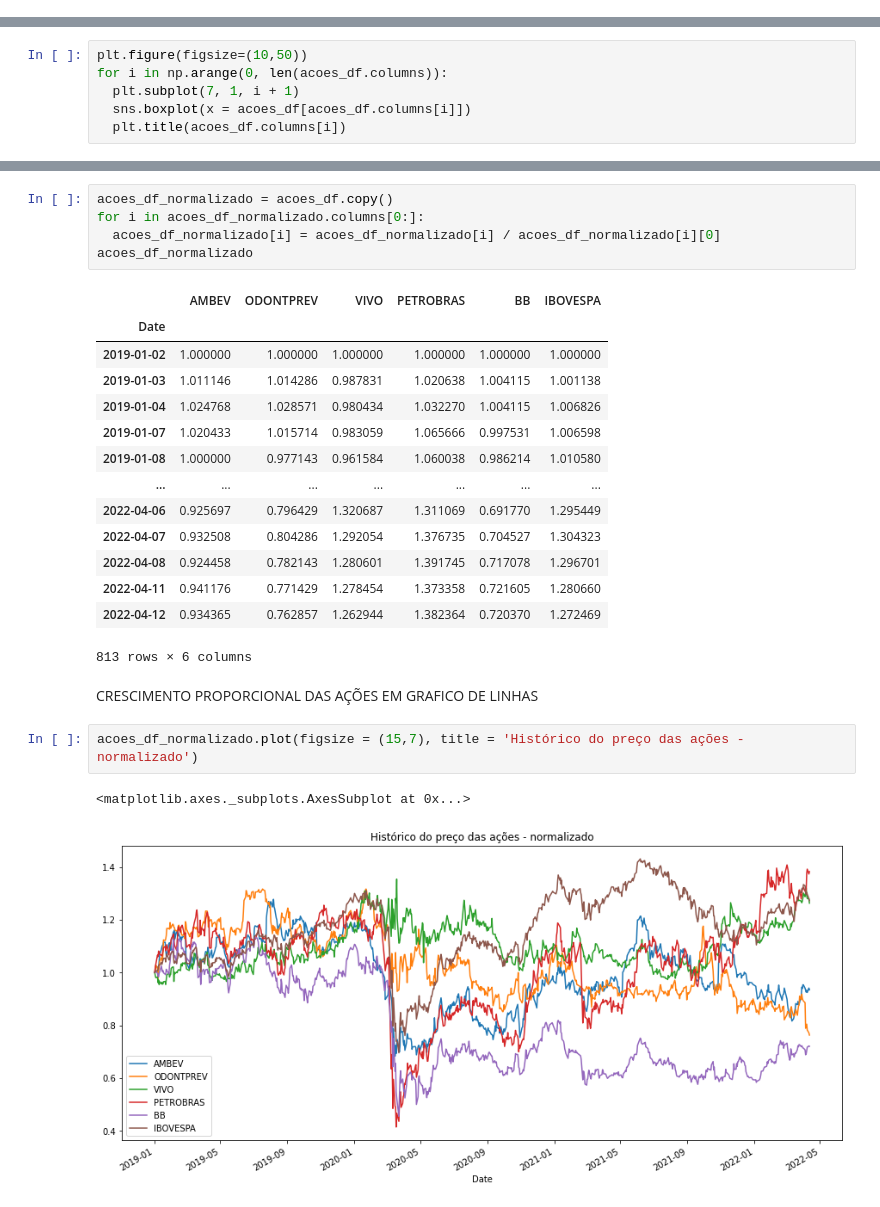
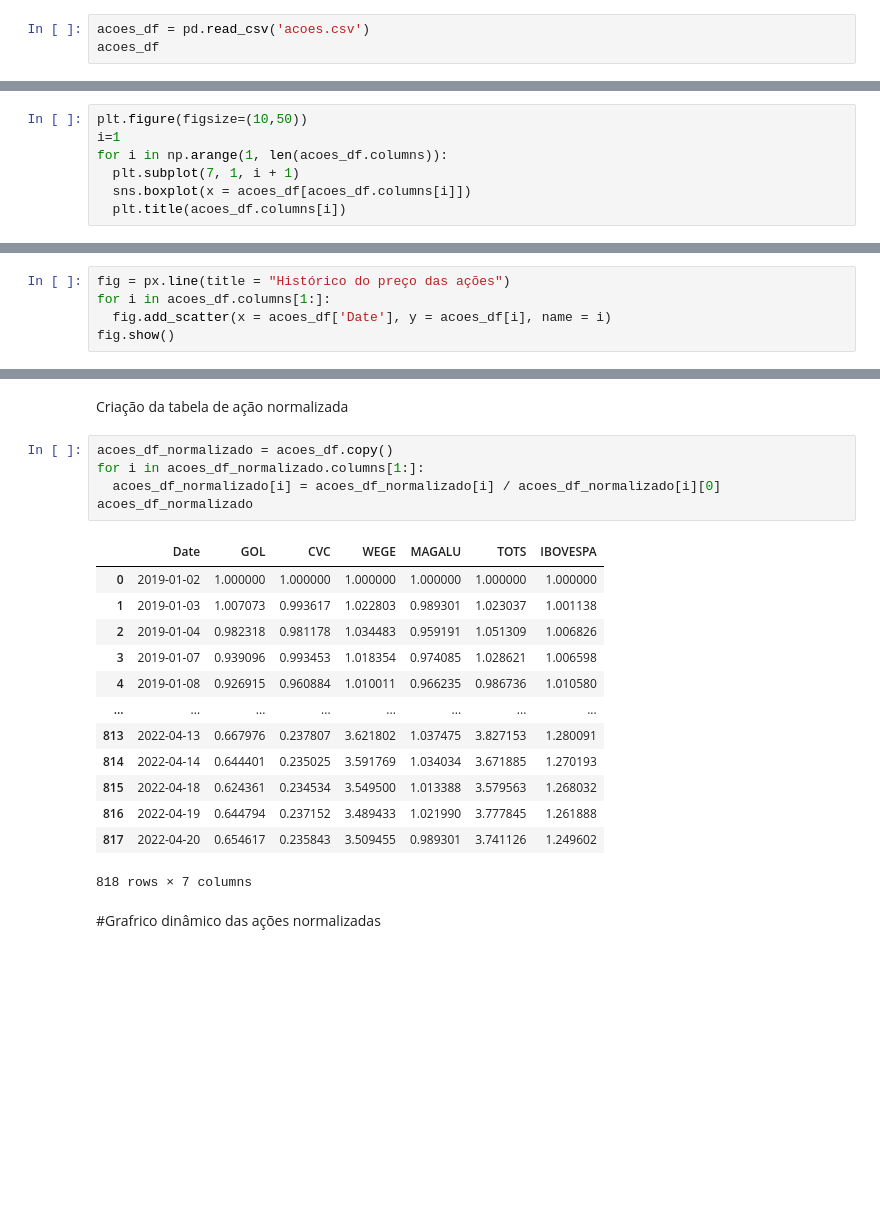
Before and after one commit to flaviogbm/financial-data-analysis_and_machine-leaning, a Jupyter notebook: IAexpert.ipynb, the cells around one changed output, grey strips where cells are left out. Cells and saved outputs as stored; diff of their text form; blank space fills up the shorter version.

```diff
--- a/IAexpert.ipynb
+++ b/IAexpert.ipynb
@@ -82,0 +112,3 @@ DESCRIÇÃO DETALHADA DO DADOS COLETADOS
+# %%
+acoes_df = pd.read_csv('acoes.csv')
+acoes_df
@@ -112,6 +158,7 @@ GRAFICO BOXPLOT
 # %%
 plt.figure(figsize=(10,50))
-for i in np.arange(0, len(acoes_df.columns)):
+i=1
+for i in np.arange(1, len(acoes_df.columns)):
   plt.subplot(7, 1, i + 1)
   sns.boxplot(x = acoes_df[acoes_df.columns[i]])
   plt.title(acoes_df.columns[i])
@@ -128,0 +167,5 @@ CRESCIMENTO PROPORCIONAL DAS AÇÕES
+# %%
+fig = px.line(title = "Histórico do preço das ações")
+for i in acoes_df.columns[1:]:
+  fig.add_scatter(x = acoes_df['Date'], y = acoes_df[i], name = i)
+fig.show()
@@ -129,28 +174,24 @@ CRESCIMENTO PROPORCIONAL DAS AÇÕES
+# %% [markdown]
+Criação da tabela de ação normalizada
 # %%
 acoes_df_normalizado = acoes_df.copy()
-for i in acoes_df_normalizado.columns[0:]:
+for i in acoes_df_normalizado.columns[1:]:
   acoes_df_normalizado[i] = acoes_df_normalizado[i] / acoes_df_normalizado[i][0]
 acoes_df_normalizado
 # %% [output]
-|  | AMBEV | ODONTPREV | VIVO | PETROBRAS | BB | IBOVESPA |
-| Date |  |  |  |  |  |  |
-| 2019-01-02 | 1.000000 | 1.000000 | 1.000000 | 1.000000 | 1.000000 | 1.000000 |
-| 2019-01-03 | 1.011146 | 1.014286 | 0.987831 | 1.020638 | 1.004115 | 1.001138 |
-| 2019-01-04 | 1.024768 | 1.028571 | 0.980434 | 1.032270 | 1.004115 | 1.006826 |
-| 2019-01-07 | 1.020433 | 1.015714 | 0.983059 | 1.065666 | 0.997531 | 1.006598 |
-| 2019-01-08 | 1.000000 | 0.977143 | 0.961584 | 1.060038 | 0.986214 | 1.010580 |
-| ... | ... | ... | ... | ... | ... | ... |
-| 2022-04-06 | 0.925697 | 0.796429 | 1.320687 | 1.311069 | 0.691770 | 1.295449 |
-| 2022-04-07 | 0.932508 | 0.804286 | 1.292054 | 1.376735 | 0.704527 | 1.304323 |
-| 2022-04-08 | 0.924458 | 0.782143 | 1.280601 | 1.391745 | 0.717078 | 1.296701 |
-| 2022-04-11 | 0.941176 | 0.771429 | 1.278454 | 1.373358 | 0.721605 | 1.280660 |
-| 2022-04-12 | 0.934365 | 0.762857 | 1.262944 | 1.382364 | 0.720370 | 1.272469 |
+|  | Date | GOL | CVC | WEGE | MAGALU | TOTS | IBOVESPA |
+| 0 | 2019-01-02 | 1.000000 | 1.000000 | 1.000000 | 1.000000 | 1.000000 | 1.000000 |
+| 1 | 2019-01-03 | 1.007073 | 0.993617 | 1.022803 | 0.989301 | 1.023037 | 1.001138 |
+| 2 | 2019-01-04 | 0.982318 | 0.981178 | 1.034483 | 0.959191 | 1.051309 | 1.006826 |
+| 3 | 2019-01-07 | 0.939096 | 0.993453 | 1.018354 | 0.974085 | 1.028621 | 1.006598 |
+| 4 | 2019-01-08 | 0.926915 | 0.960884 | 1.010011 | 0.966235 | 0.986736 | 1.010580 |
+| ... | ... | ... | ... | ... | ... | ... | ... |
+| 813 | 2022-04-13 | 0.667976 | 0.237807 | 3.621802 | 1.037475 | 3.827153 | 1.280091 |
+| 814 | 2022-04-14 | 0.644401 | 0.235025 | 3.591769 | 1.034034 | 3.671885 | 1.270193 |
+| 815 | 2022-04-18 | 0.624361 | 0.234534 | 3.549500 | 1.013388 | 3.579563 | 1.268032 |
+| 816 | 2022-04-19 | 0.644794 | 0.237152 | 3.489433 | 1.021990 | 3.777845 | 1.261888 |
+| 817 | 2022-04-20 | 0.654617 | 0.235843 | 3.509455 | 0.989301 | 3.741126 | 1.249602 |
-813 rows × 6 columns
+818 rows × 7 columns
-# %% [markdown]
-CRESCIMENTO PROPORCIONAL DAS AÇÕES EM GRAFICO DE LINHAS
-# %%
-acoes_df_normalizado.plot(figsize = (15,7), title = 'Histórico do preço das ações - normalizado')
-# %% [output]
-<matplotlib.axes._subplots.AxesSubplot at 0x...>
-[figure, removed]
+# %% [markdown]
+#Grafrico dinâmico das ações normalizadas
 # %%
```
Also changed, not shown: parts of 39 cells of this notebook.
